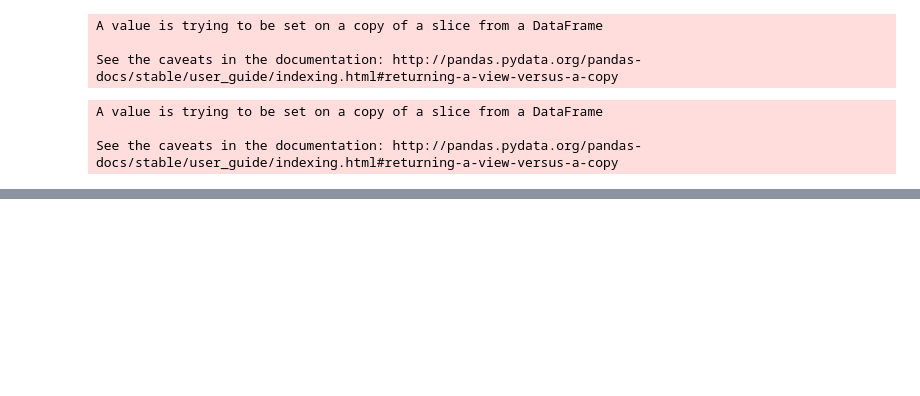
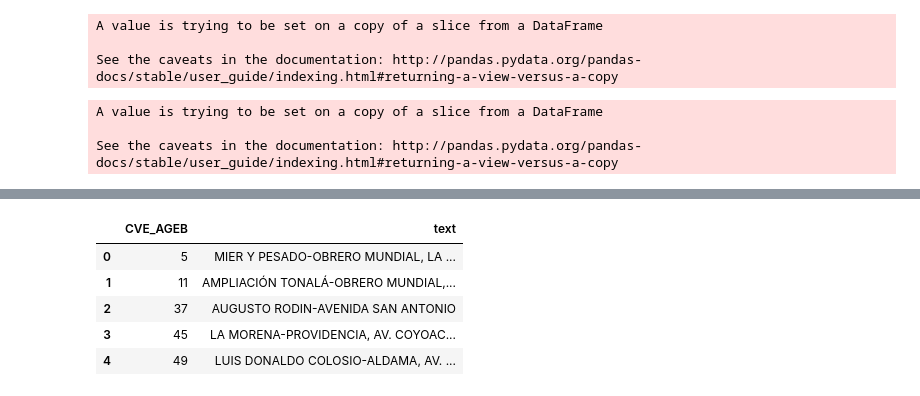
Before and after one commit to paupradel/ecobici_viz, a Jupyter notebook: graphs_build/ageb_colonia_cp.ipynb, the cells around one changed output, grey strips where cells are left out. Cells and saved outputs as stored; diff of their text form; code cells hidden in the pictures; blank space fills up the shorter version.

```diff
--- a/graphs_build/ageb_colonia_cp.ipynb
+++ b/graphs_build/ageb_colonia_cp.ipynb
@@ -36,0 +54,15 @@ df_1.to_csv('estaciones-agebs.csv', index=False)
+# %%
+df_1['text'] = df_1[['CVE_AGEB','text']].groupby(['CVE_AGEB'])['text'].transform(lambda x: ','.join(x))
+# %%
+df_agebs = df_1[['CVE_AGEB', 'text']].drop_duplicates()
+# %%
+df_agebs.reset_index(inplace=True, drop=True)
+# %%
+df_agebs.head()
+# %% [output]
+|  | CVE_AGEB | text |
+| 0 | 5 | MIER Y PESADO-OBRERO MUNDIAL, LA ... |
+| 1 | 11 | AMPLIACIÓN TONALÁ-OBRERO MUNDIAL,... |
+| 2 | 37 | AUGUSTO RODIN-AVENIDA SAN ANTONIO |
+| 3 | 45 | LA MORENA-PROVIDENCIA, AV. COYOAC... |
+| 4 | 49 | LUIS DONALDO COLOSIO-ALDAMA, AV. ... |
```
Also changed, not shown: parts of 16 cells of this notebook, 3 other files.
